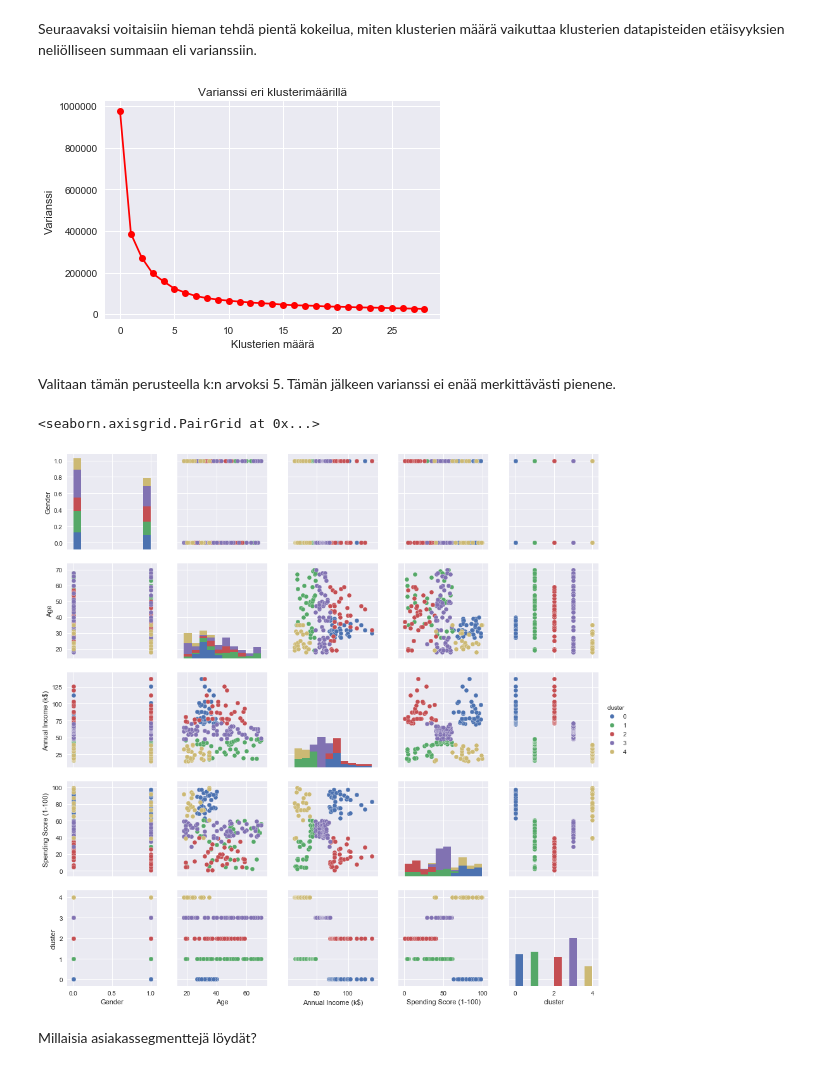
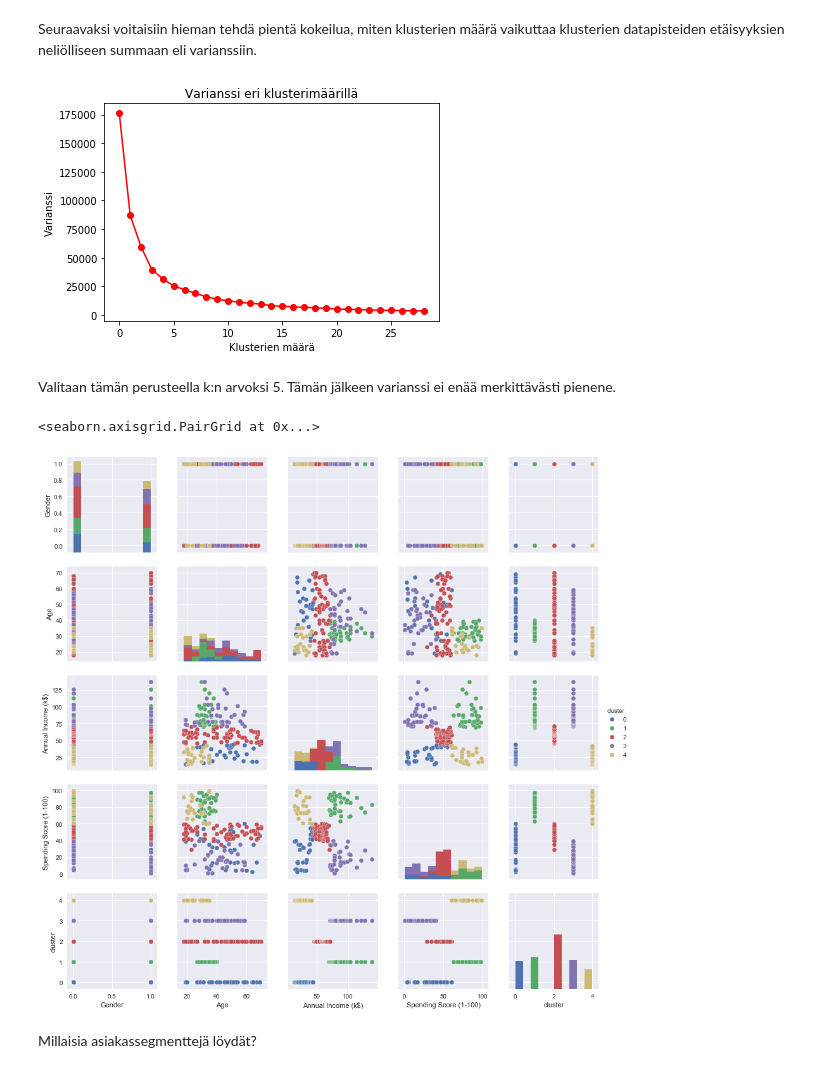
Before and after one commit to OSlevelUPkoodarit/OSlevelUPkoodarit.github.io, a Jupyter notebook: notebooks/klusterointi_material.ipynb, the cells around one changed output. Cells and saved outputs as stored; diff of their text form; code cells hidden in the pictures.

```diff
--- a/notebooks/klusterointi_material.ipynb
+++ b/notebooks/klusterointi_material.ipynb
@@ -256,19 +255,19 @@ Seuraavaksi voitaisiin hieman tehdä pientä kokeilua, miten klusterien määrä
 # %%
 from sklearn.cluster import KMeans
 
 variances = []
 for i in range(1, 30):
     kmeans = KMeans(n_clusters=i, max_iter=200)
-    kmeans.fit_predict(df)
+    kmeans.fit_predict(df[['Gender', 'Age', 'Annual Income (k$)']])
     variances.append(kmeans.inertia_)
 
 plt.plot(variances, 'ro-', label="Variance")
 plt.title("Varianssi eri klusterimäärillä")
 plt.xlabel("Klusterien määrä")
 plt.ylabel("Varianssi")
 plt.show()
 # %% [output]
-[figure, old version]
+[figure, new version]
 # %% [markdown]
 Valitaan tämän perusteella k:n arvoksi 5. Tämän jälkeen varianssi ei enää merkittävästi pienene.
 # %%
@@ -286,6 +285,6 @@ sn.set()
 sn.pairplot(df, hue='cluster')
 # %% [output]
 <seaborn.axisgrid.PairGrid at 0x...>
-[figure, old version]
+[figure, new version]
 # %% [markdown]
 Millaisia asiakassegmenttejä löydät?
```
Also changed, not shown: parts of 2 cells of this notebook, 1 other file.
